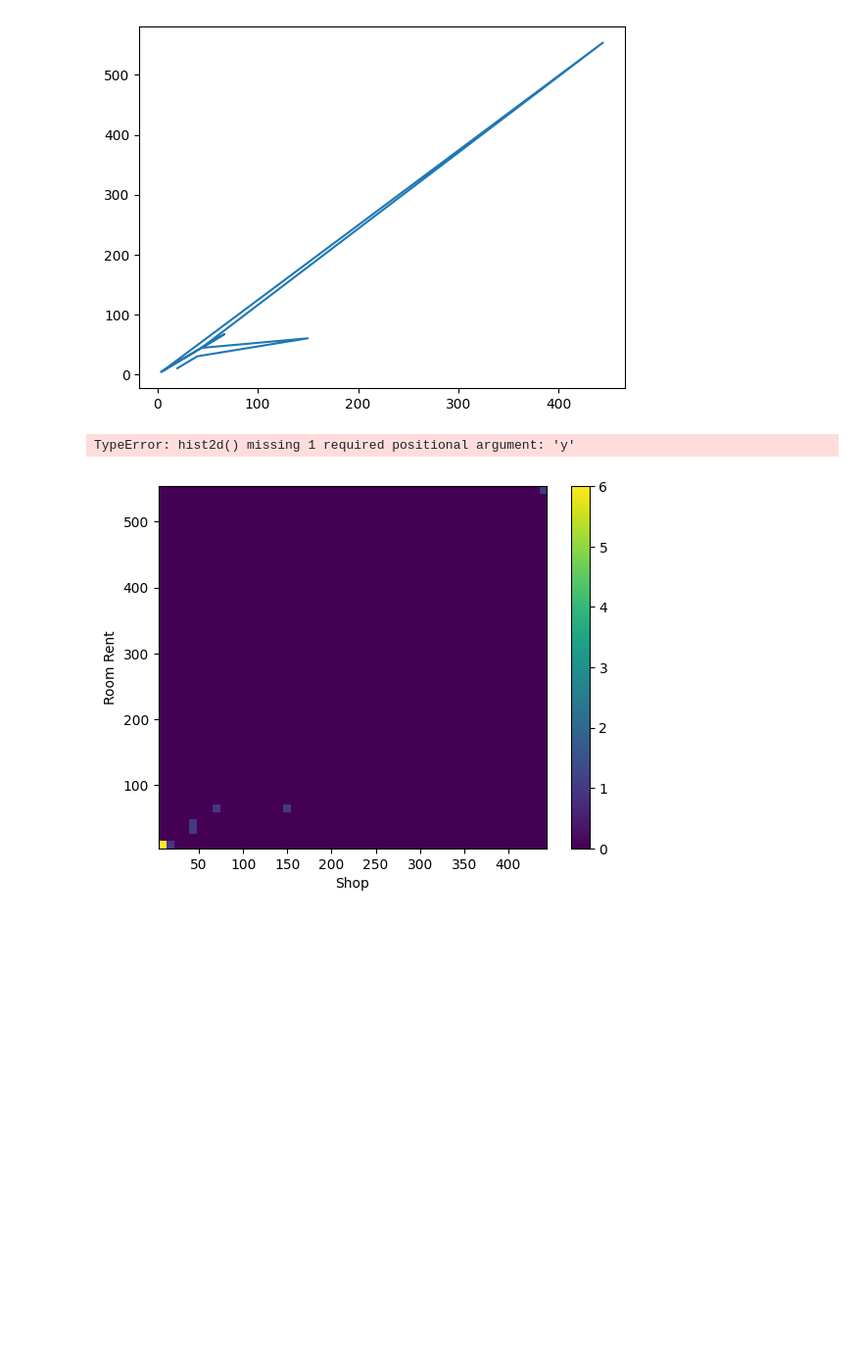
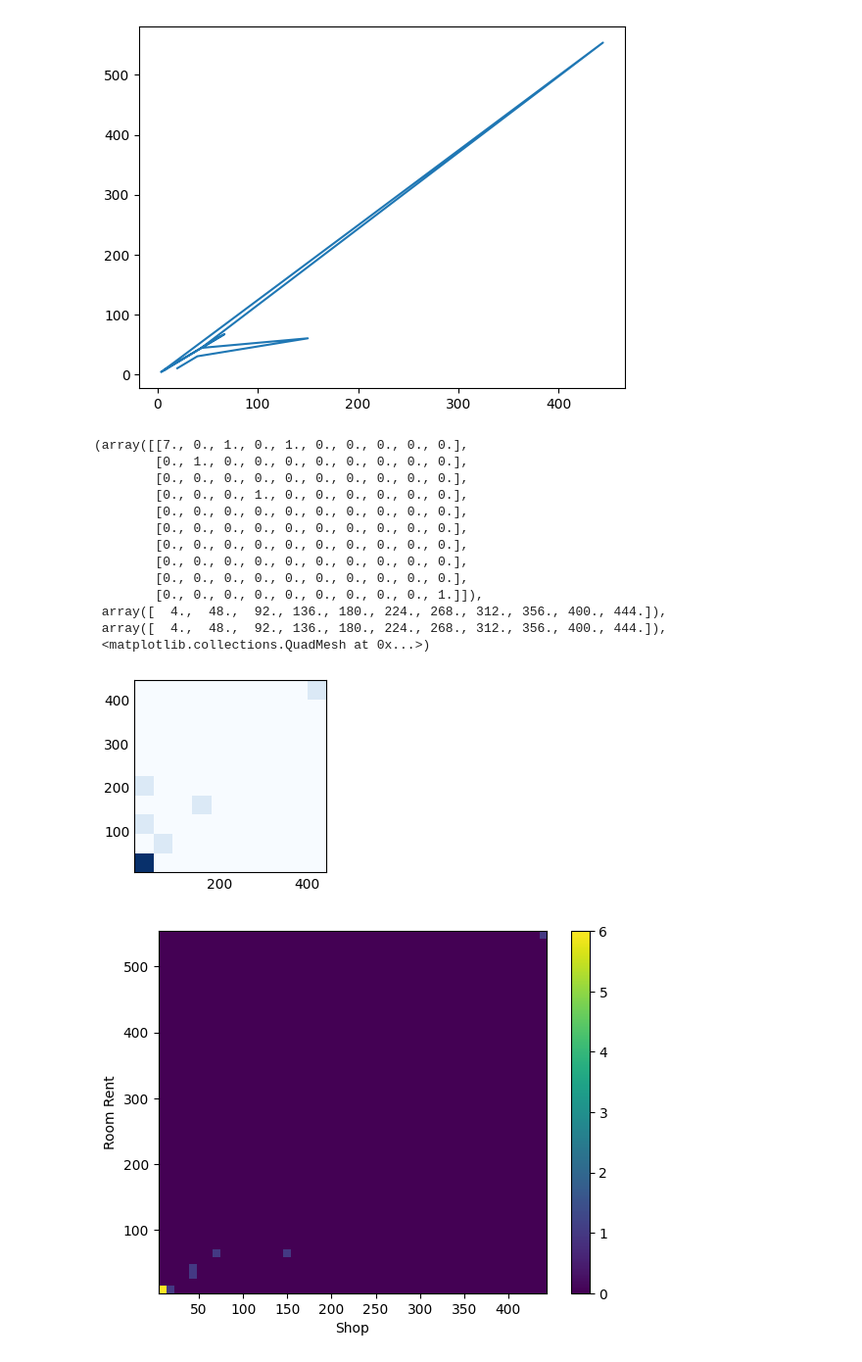
Before and after one commit to malik09-teach/python-2.0, a Jupyter notebook: matplotlin.ipynb, the cells around one changed output. Shown at 98% size. Drawn from its saved outputs; the diff is of its cells as text; code cells hidden in the pictures; blank space fills up the shorter version.

```diff
--- a/matplotlin.ipynb
+++ b/matplotlin.ipynb
@@ -38,9 +38,22 @@ plt.plot(x,y)
 [figure]
 # %%
 x=data['shop']
-y=data['room_rent']
-plt.hist2d(x)
+y=data['revenve']
+plt.hist2d(x, y)
 # %% [output]
-TypeError: hist2d() missing 1 required positional argument: 'y'
+(array([[7., 0., 1., 0., 1., 0., 0., 0., 0., 0.],
+        [0., 1., 0., 0., 0., 0., 0., 0., 0., 0.],
+        [0., 0., 0., 0., 0., 0., 0., 0., 0., 0.],
+        [0., 0., 0., 1., 0., 0., 0., 0., 0., 0.],
+        [0., 0., 0., 0., 0., 0., 0., 0., 0., 0.],
+        [0., 0., 0., 0., 0., 0., 0., 0., 0., 0.],
+        [0., 0., 0., 0., 0., 0., 0., 0., 0., 0.],
+        [0., 0., 0., 0., 0., 0., 0., 0., 0., 0.],
+        [0., 0., 0., 0., 0., 0., 0., 0., 0., 0.],
+        [0., 0., 0., 0., 0., 0., 0., 0., 0., 1.]]),
+ array([  4.,  48.,  92., 136., 180., 224., 268., 312., 356., 400., 444.]),
+ array([  4.,  48.,  92., 136., 180., 224., 268., 312., 356., 400., 444.]),
+ <matplotlib.collections.QuadMesh at 0x...>)
+[figure, added]
 # %%
 x = data['shop']
```
Also changed, not shown: parts of 1 cell of this notebook.
